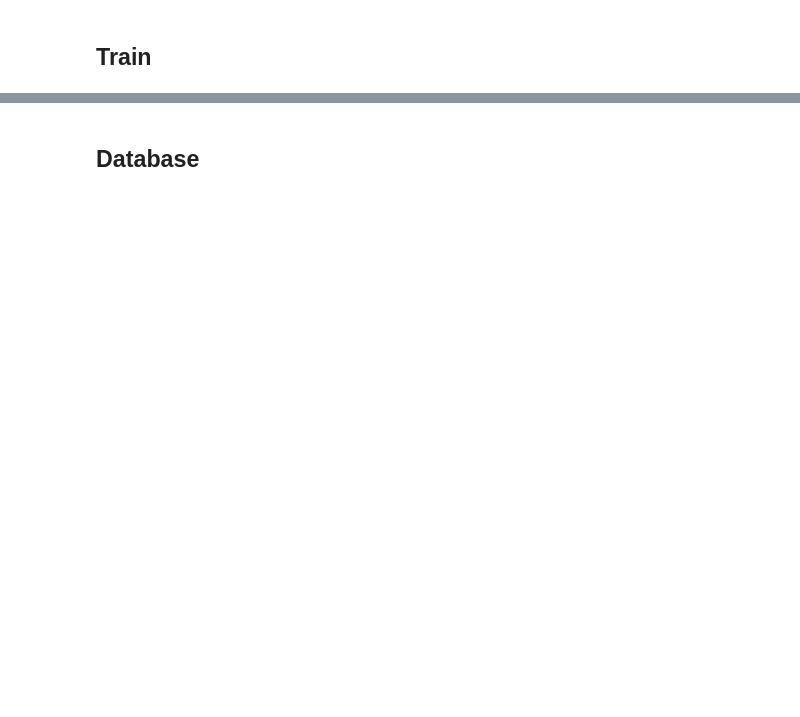
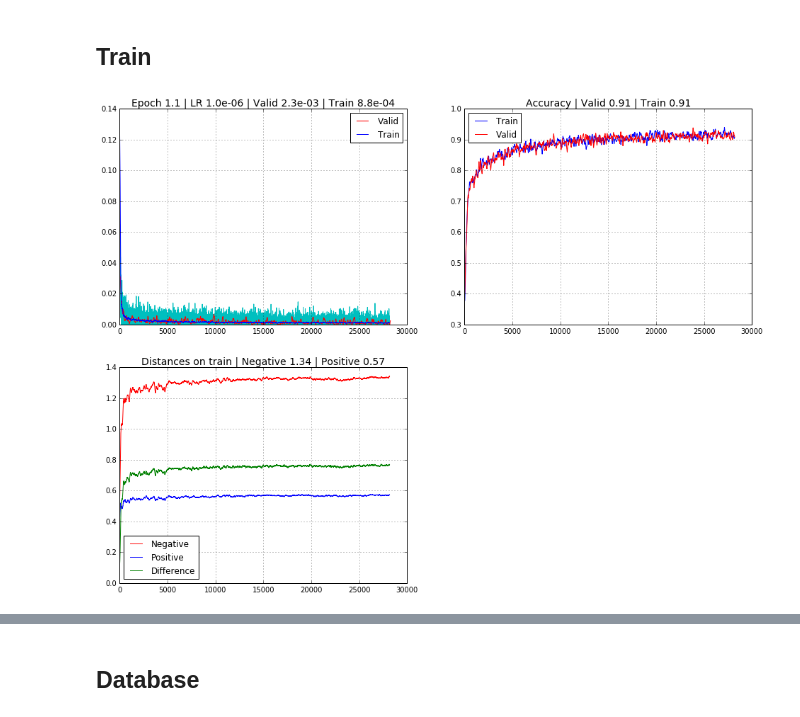
Before and after one commit to RomanKoshelev/deepcoins, a Jupyter notebook: model-1.ipynb, the cells around one changed output, grey strips where cells are left out. Cells and saved outputs as stored; diff of their text form; code cells hidden in the pictures; blank space fills up the shorter version.

```diff
--- a/model-1.ipynb
+++ b/model-1.ipynb
@@ -50,14 +63,16 @@ print("Acc: %.1f%%" % (acc*100))
 # %%
 %%time
 model.train(
     step_num   = 100000,
     batch_size = 64,
-    lr         = {1:1e-4, 0.01:3e-5, 0.003:1e-5}, #7e-3:3e-6, 5e-3:1e-6, 3e-3:3e-7, 1.5e-3:1e-7},
+    lr         = {1:1e-4, 0.01:3e-5, 0.004:1e-5, 0.002:3e-6, 0.0015:1e-6},
     log_every  = 30,
     tr_dataset = tr_dataset,
     va_dataset = va_dataset,
     margin     = margin,
     log_scale  = False)
 
 model.save(model_path)
 print('-'*50)
+# %% [output]
+[figure, added]
```
Also changed, not shown: parts of 7 cells of this notebook, 3 other files.
